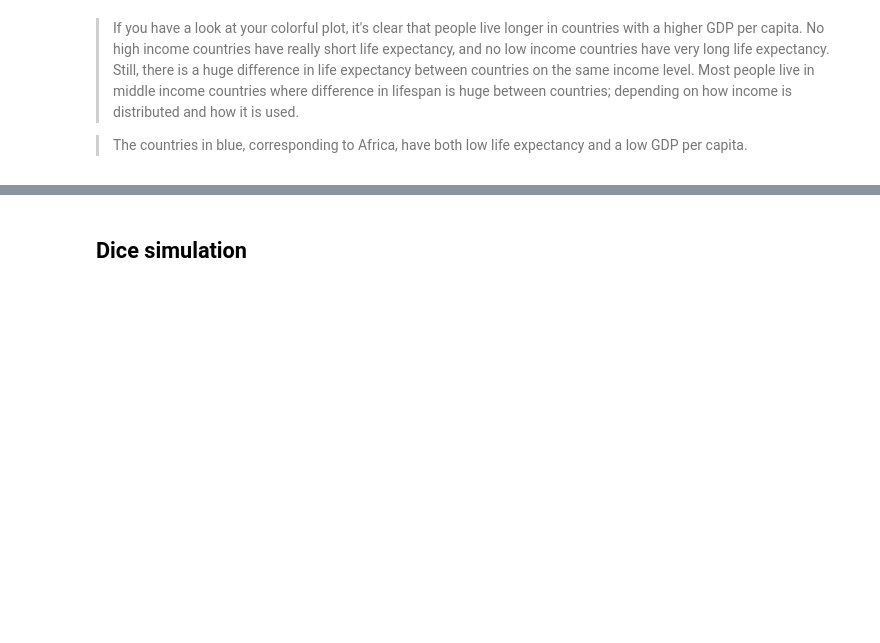
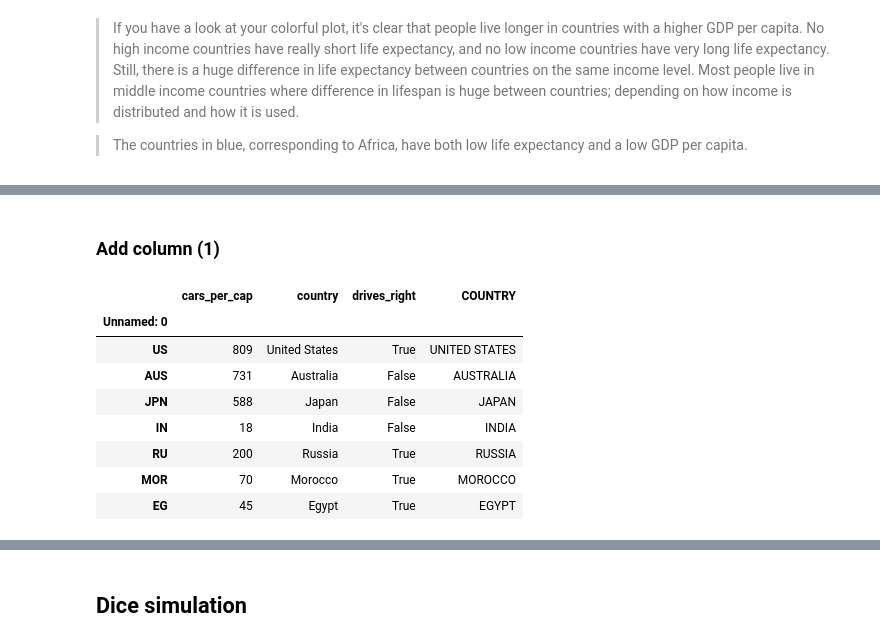
Before and after one commit to aziscript/Python-for-data-analysis, a Jupyter notebook: intermediatepython.ipynb, the cells around one changed output, grey strips where cells are left out. Saved outputs shown, nothing was run; the diff lists cells and outputs as text; code cells hidden in the pictures; blank space fills up the shorter version.

```diff
--- a/intermediatepython.ipynb
+++ b/intermediatepython.ipynb
@@ -440,0 +1251,24 @@ EG             45          Egypt          True          EGYPT
+# %% [markdown]
+### Add column (1)
+# %%
+# Import cars data
+import pandas as pd
+cars = pd.read_csv('cars.csv', index_col = 0)
+
+# Code for loop that adds COUNTRY column
+for lab, row in cars.iterrows() :
+    cars.loc[lab, 'COUNTRY'] = row['country'].upper()
+
+
+# Print cars
+cars
+# %% [output]
+|  | cars_per_cap | country | drives_right | COUNTRY |
+| Unnamed: 0 |  |  |  |  |
+| US | 809 | United States | True | UNITED STATES |
+| AUS | 731 | Australia | False | AUSTRALIA |
+| JPN | 588 | Japan | False | JAPAN |
+| IN | 18 | India | False | INDIA |
+| RU | 200 | Russia | True | RUSSIA |
+| MOR | 70 | Morocco | True | MOROCCO |
+| EG | 45 | Egypt | True | EGYPT |
```
Also changed, not shown: parts of 159 cells of this notebook, 1 other file.
